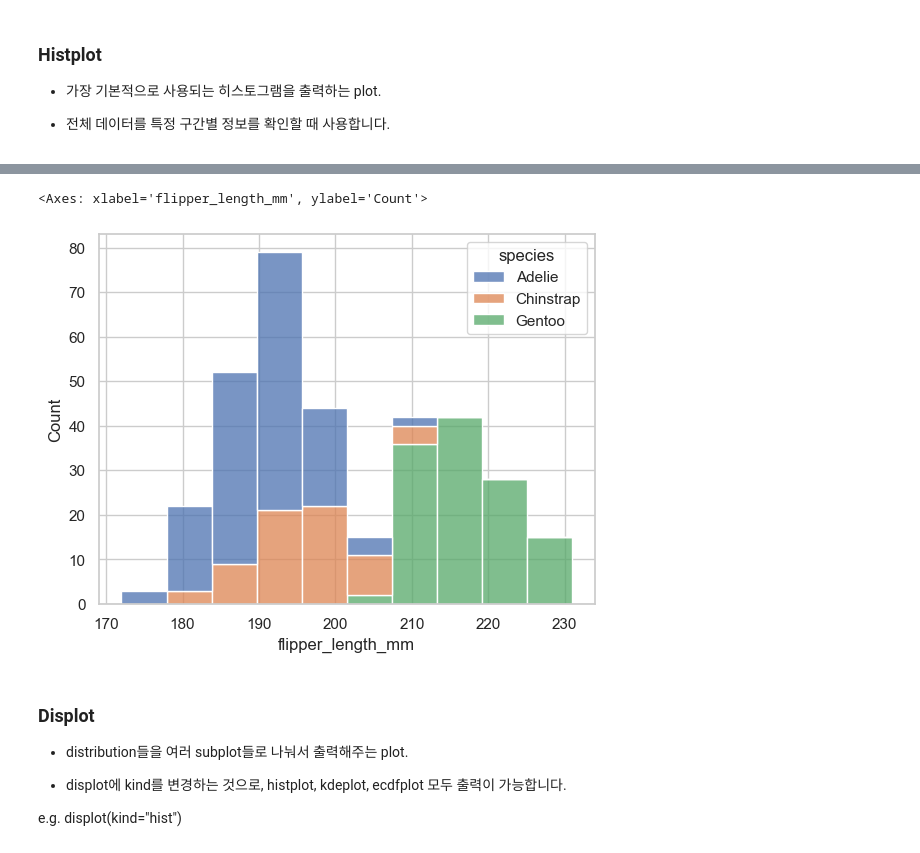
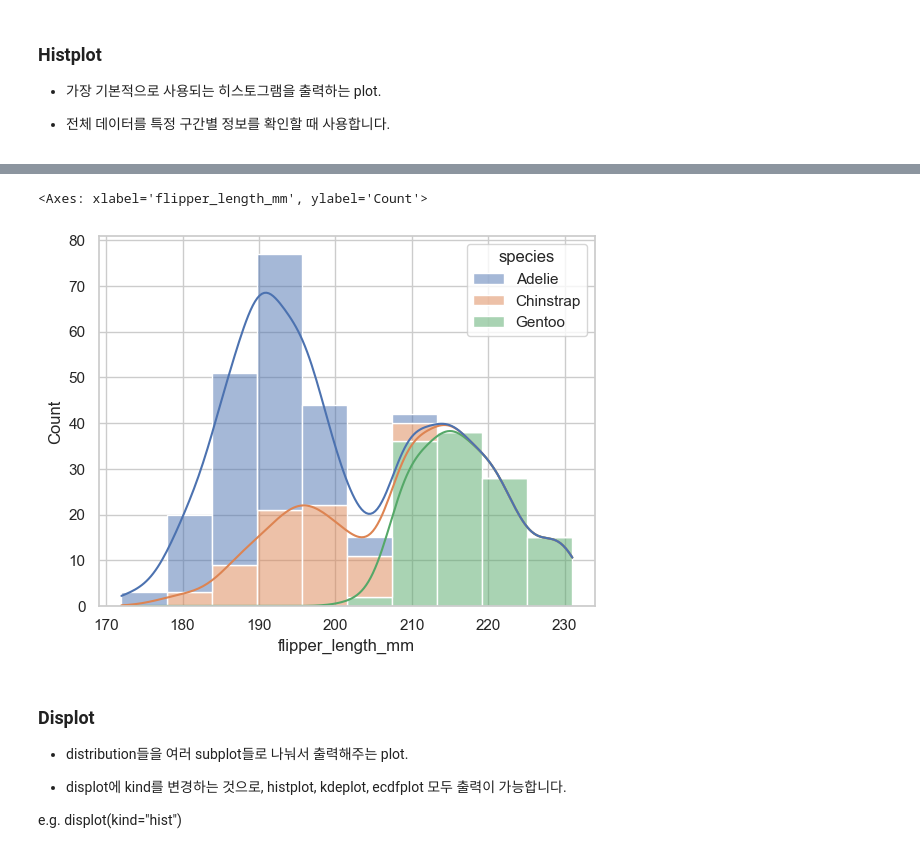
Before and after one commit to Collegenie-X/python_ex, a Jupyter notebook: Pandas/seaborn/데이터 시각화.ipynb, the cells around one changed output, grey strips where cells are left out. Drawn from its saved outputs; the diff is of its cells as text; code cells hidden in the pictures.

```diff
--- a/Pandas/seaborn/데이터 시각화.ipynb
+++ b/Pandas/seaborn/데이터 시각화.ipynb
@@ -36,0 +54,2 @@ penguins
+# %%
+penguins.dropna(inplace=True)
@@ -44,9 +125,9 @@ penguins
 # %%
 # penguin 데이터에 histplot을 출력합니다.
-sns.histplot(data=penguins, x="flipper_length_mm", hue="species", multiple='stack')
+sns.histplot(data=penguins, x="flipper_length_mm", hue="species", multiple='stack', kde=True)
 # %% [output]
 <Axes: xlabel='flipper_length_mm', ylabel='Count'>
-[figure, old version]
+[figure, new version]
 # %% [markdown]
 ### Displot
 
```
Also changed, not shown: parts of 24 cells of this notebook, 7 other files.
